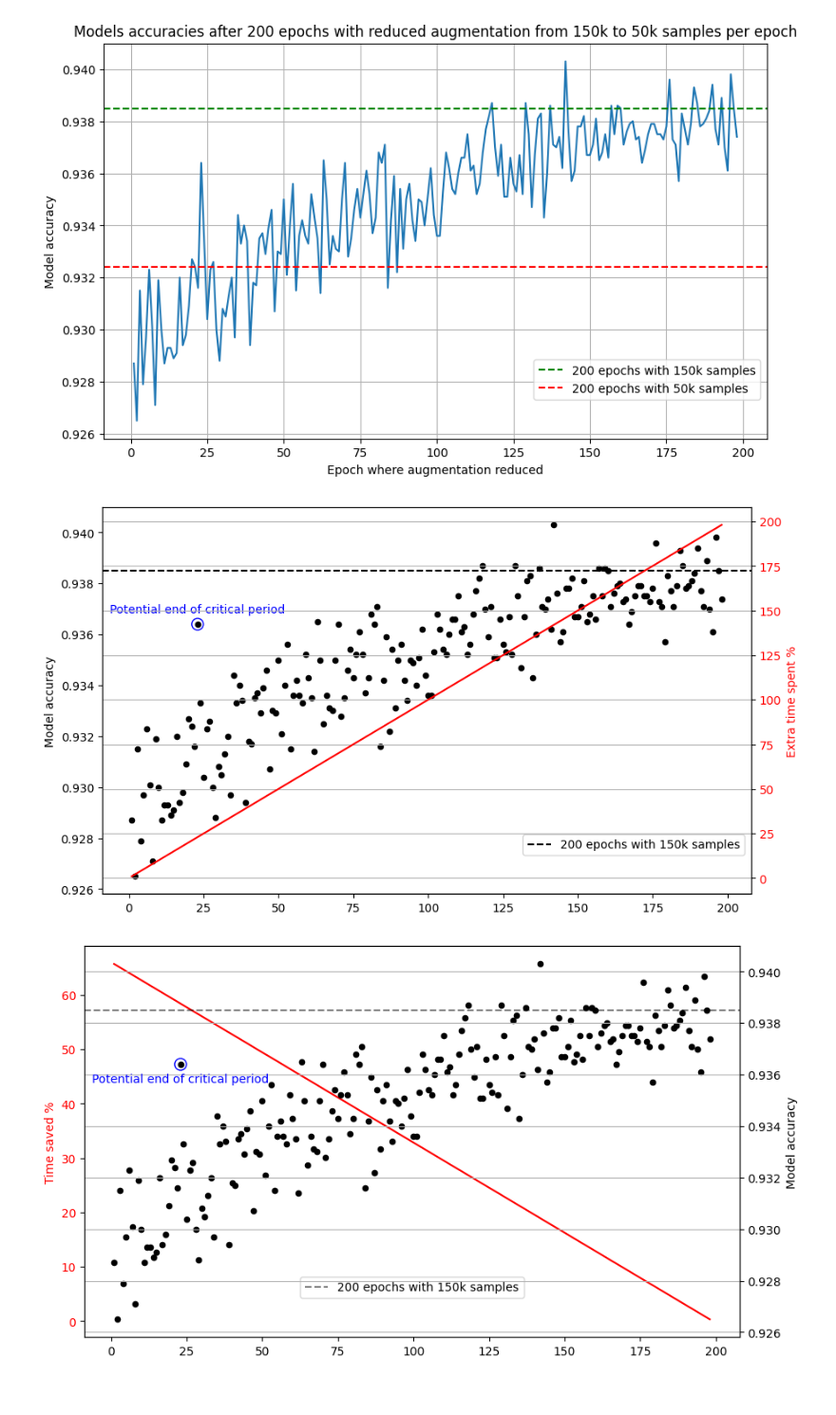
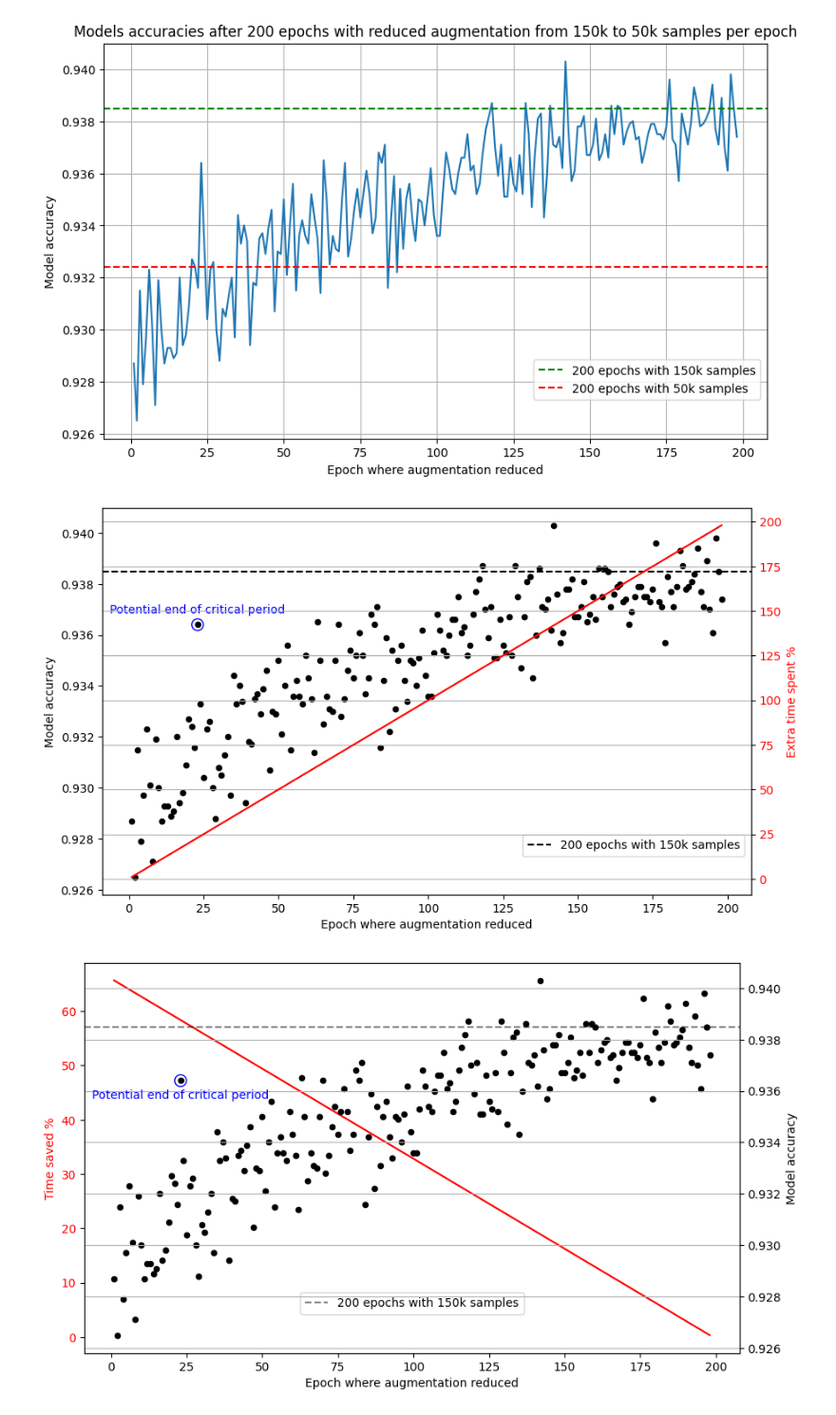
Before and after one commit to baunilhamarga/critical-periods, a Jupyter notebook: plots/no_aug_plot.ipynb, the cells around one changed output. Shown: that part at 95% size. Drawn from its saved outputs; the diff is of its cells as text; code cells hidden in the pictures.

```diff
--- a/plots/no_aug_plot.ipynb
+++ b/plots/no_aug_plot.ipynb
@@ -72,8 +72,8 @@ ax1.annotate(f'Potential end of critical period', (epoch_to_highlight, accuracy_
 
 # Title and labels
 #plt.title(f'Models accuracies after {n} epochs with reduced augmentation from {k_hi*original_train_size//1000}k to {k_lo*original_train_size//1000}k samples per epoch')
-plt.xlabel('Epoch where augmentation reduced')
 ax1.set_ylabel('Model accuracy')
+ax1.set_xlabel('Epoch where augmentation reduced')
 ax2.set_ylabel('Extra time spent %', color='red')
 ax2.tick_params(axis='y', labelcolor='red')
 
@@ -86,7 +86,7 @@ plt.savefig(f'./figures/{model}_{dataset}_critical_oracle_scatter1.pdf', format=
 # Show the plot
 plt.show()
 # %% [output]
-[figure, old version]
+[figure, new version]
 # %%
 # Plot
 plt.figure(figsize=(10, 6))
@@ -107,31 +107,33 @@ ax2.scatter(epochs[1:-1], accuracies[1:-1], color='black', s=20)
 ax2.axhline(y=accuracies[-1], color='black', linestyle='--', label=f'{n} epochs with {k_hi*original_train_size//1000}k samples', alpha=0.5)
 
 # Highlight epoch 24 with a red circle
 epoch_to_highlight = 23
 accuracy_at_highlight = accuracies[epoch_to_highlight]
 ax2.scatter(epoch_to_highlight, accuracy_at_highlight, edgecolor='blue', facecolor='none', zorder=5, s=100)
 ax2.annotate(f'Potential end of critical period', (epoch_to_highlight, accuracy_at_highlight),
              textcoords="offset points", xytext=(0, -15), ha='center', color='blue')
 
 # Combine legends from both axes
 lines, labels = ax1.get_legend_handles_labels()
 lines2, labels2 = ax2.get_legend_handles_labels()
 ax1.legend(lines + lines2, labels + labels2, loc='lower center', bbox_to_anchor=(0.5, 0.1), borderaxespad=0.)
 
 # Title and labels
 plt.xlabel('Epoch where augmentation reduced')
 ax1.set_ylabel('Time saved %', color='red')
+ax1.set_xlabel('Epoch where augmentation reduced')
 ax2.set_ylabel('Model accuracy', color='black')
 ax1.tick_params(axis='y', labelcolor='red')
 ax2.tick_params(axis='y', labelcolor='black')
+plt.xlabel('epoch where augmentation reduced')
 
 # Enable grid
 plt.grid(True)
 
 # Save the plot
 plt.savefig(f'./figures/{model}_{dataset}_critical_oracle_scatter2.pdf', format='pdf', bbox_inches='tight')
 
 # Show the plot
 plt.show()
 # %% [output]
-[figure, old version]
+[figure, new version]
```
Also changed, not shown: 2 other files.
